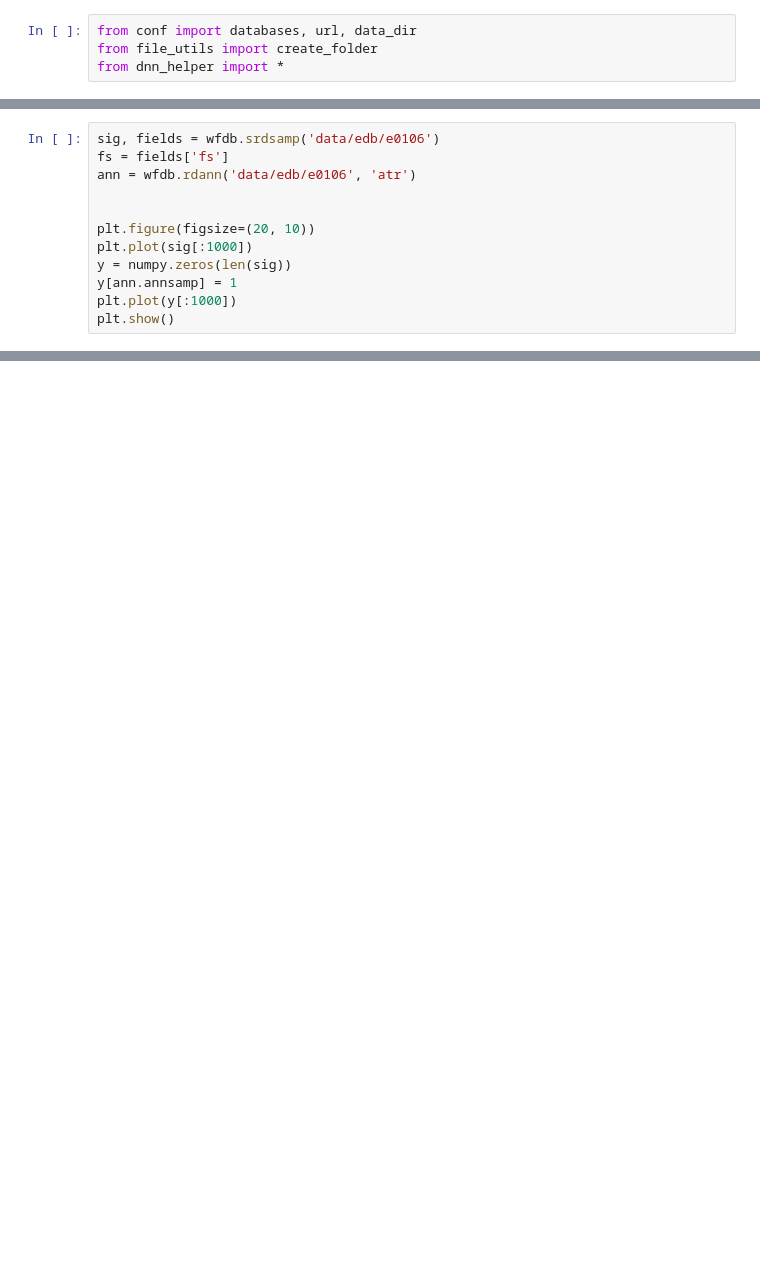
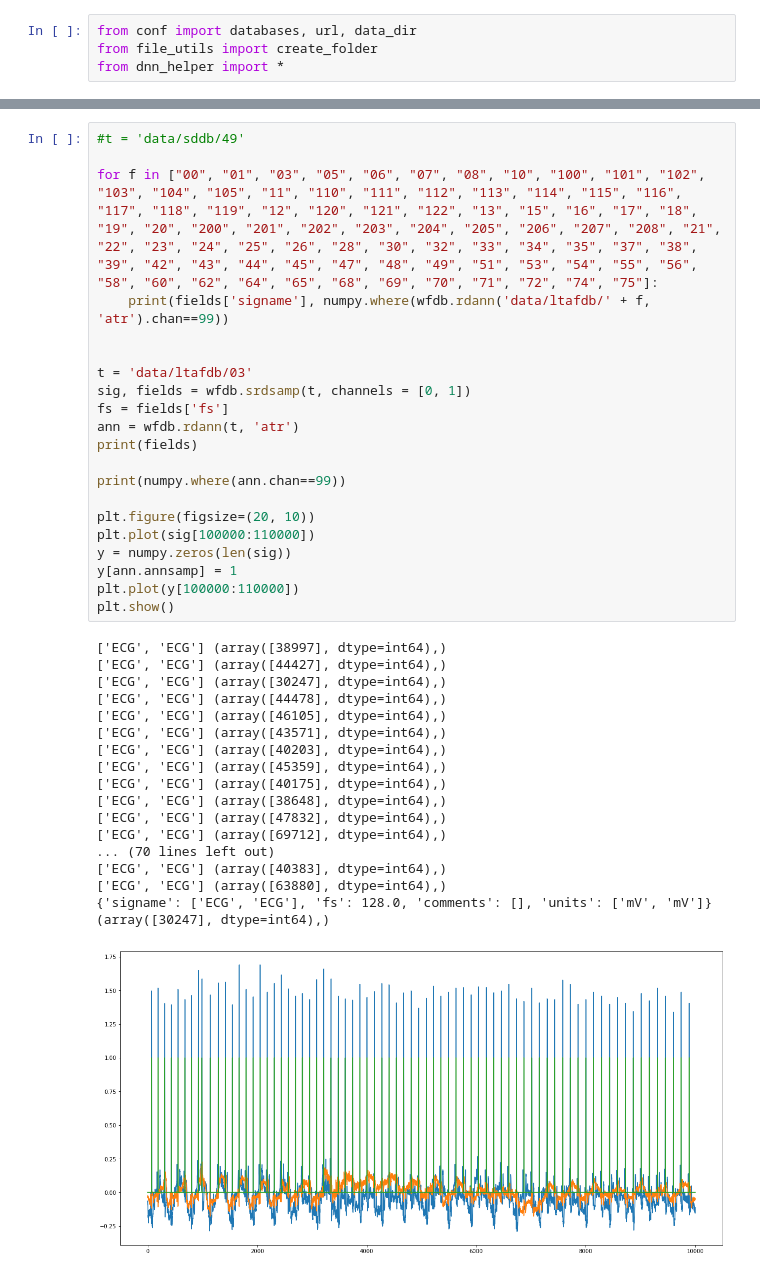
Before and after one commit to Dubrzr/mimic, a Jupyter notebook: Untitled1.ipynb, the cells around one changed output, grey strips where cells are left out. Cells and saved outputs as stored; diff of their text form; blank space fills up the shorter version.

```diff
--- a/Untitled1.ipynb
+++ b/Untitled1.ipynb
@@ -38,12 +42,0 @@ plt.show()
-# %%
-sig, fields = wfdb.srdsamp('data/edb/e0106')
-fs = fields['fs']
-ann = wfdb.rdann('data/edb/e0106', 'atr')
-
-
-plt.figure(figsize=(20, 10))
-plt.plot(sig[:1000])
-y = numpy.zeros(len(sig))
-y[ann.annsamp] = 1
-plt.plot(y[:1000])
-plt.show()
@@ -49,0 +50,40 @@ plt.show()
+# %%
+#t = 'data/sddb/49'
+
+for f in ["00", "01", "03", "05", "06", "07", "08", "10", "100", "101", "102", "103", "104", "105", "11", "110", "111", "112", "113", "114", "115", "116", "117", "118", "119", "12", "120", "121", "122", "13", "15", "16", "17", "18", "19", "20", "200", "201", "202", "203", "204", "205", "206", "207", "208", "21", "22", "23", "24", "25", "26", "28", "30", "32", "33", "34", "35", "37", "38", "39", "42", "43", "44", "45", "47", "48", "49", "51", "53", "54", "55", "56", "58", "60", "62", "64", "65", "68", "69", "70", "71", "72", "74", "75"]:
+    print(fields['signame'], numpy.where(wfdb.rdann('data/ltafdb/' + f, 'atr').chan==99))
+
+
+t = 'data/ltafdb/03'
+sig, fields = wfdb.srdsamp(t, channels = [0, 1])
+fs = fields['fs']
+ann = wfdb.rdann(t, 'atr')
+print(fields)
+
+print(numpy.where(ann.chan==99))
+
+plt.figure(figsize=(20, 10))
+plt.plot(sig[100000:110000])
+y = numpy.zeros(len(sig))
+y[ann.annsamp] = 1
+plt.plot(y[100000:110000])
+plt.show()
+# %% [output]
+['ECG', 'ECG'] (array([38997], dtype=int64),)
+['ECG', 'ECG'] (array([44427], dtype=int64),)
+['ECG', 'ECG'] (array([30247], dtype=int64),)
+['ECG', 'ECG'] (array([44478], dtype=int64),)
+['ECG', 'ECG'] (array([46105], dtype=int64),)
+['ECG', 'ECG'] (array([43571], dtype=int64),)
+['ECG', 'ECG'] (array([40203], dtype=int64),)
+['ECG', 'ECG'] (array([45359], dtype=int64),)
+['ECG', 'ECG'] (array([40175], dtype=int64),)
+['ECG', 'ECG'] (array([38648], dtype=int64),)
+['ECG', 'ECG'] (array([47832], dtype=int64),)
+['ECG', 'ECG'] (array([69712], dtype=int64),)
+... (70 lines left out)
+['ECG', 'ECG'] (array([40383], dtype=int64),)
+['ECG', 'ECG'] (array([63880], dtype=int64),)
+{'signame': ['ECG', 'ECG'], 'fs': 128.0, 'comments': [], 'units': ['mV', 'mV']}
+(array([30247], dtype=int64),)
+[figure, added]
```
Also changed, not shown: parts of 4 cells of this notebook, 5 other files.
